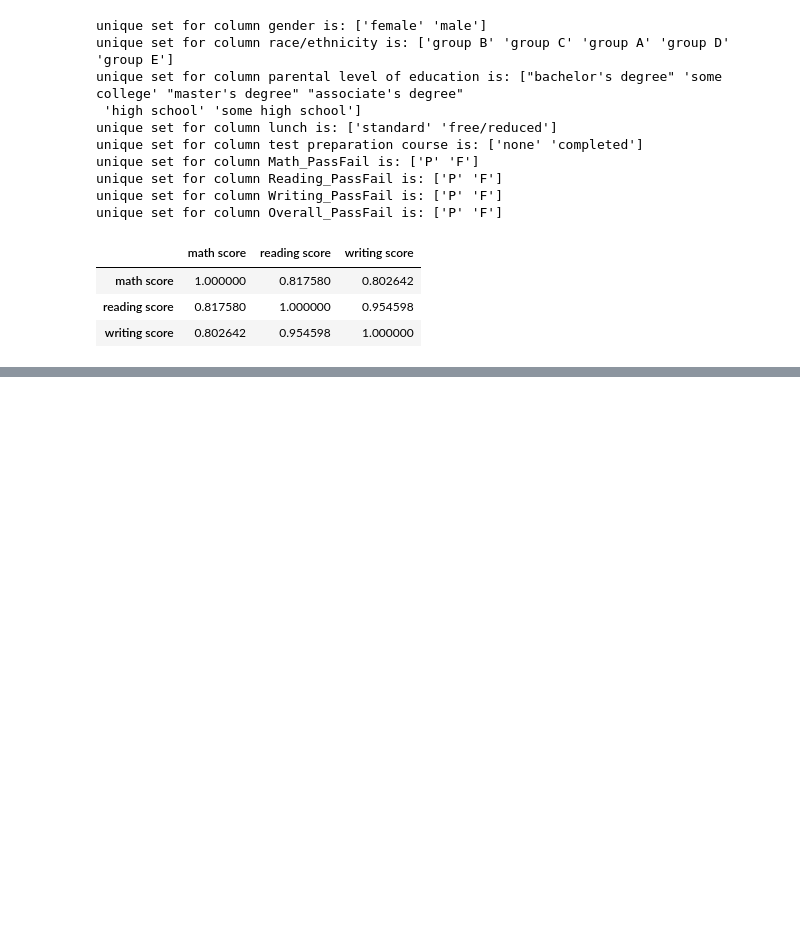
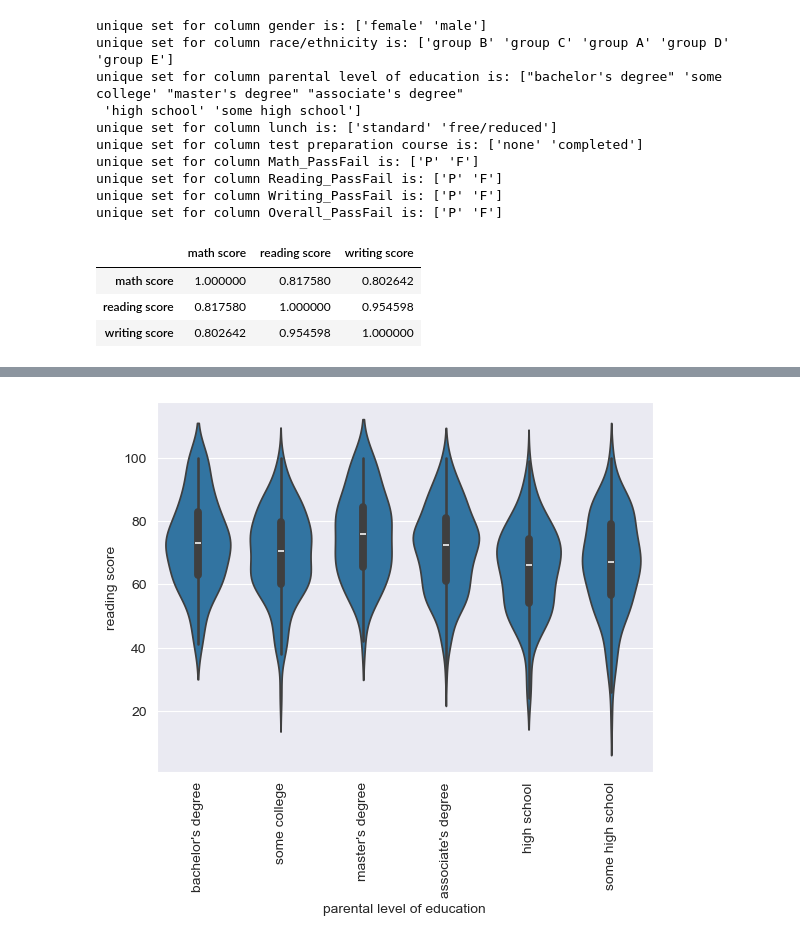
Before and after one commit to SR6/StudentPredictions, a Jupyter notebook: CSMLFinal.ipynb, the cells around one changed output, grey strips where cells are left out. Saved outputs shown, nothing was run; the diff lists cells and outputs as text; code cells hidden in the pictures; blank space fills up the shorter version.

```diff
--- a/CSMLFinal.ipynb
+++ b/CSMLFinal.ipynb
@@ -304,0 +328,6 @@ Accuracy 64.51123809814453
+# %%
+sns.violinplot(x='parental level of education', y='reading score', data=data_file)
+plt.xticks(rotation=90)
+plt.show()
+# %% [output]
+[figure, added]
```
Also changed, not shown: parts of 9 cells of this notebook.
